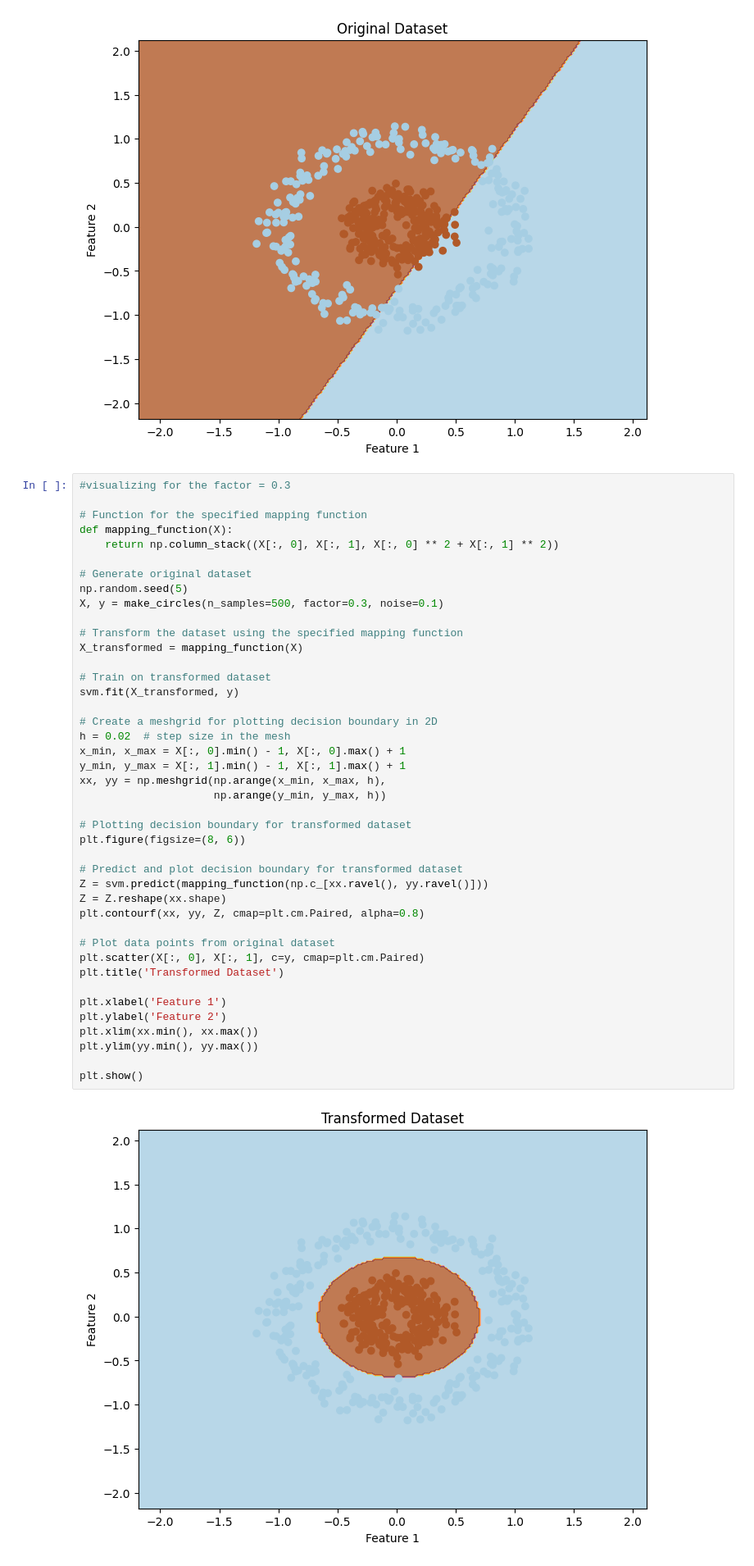
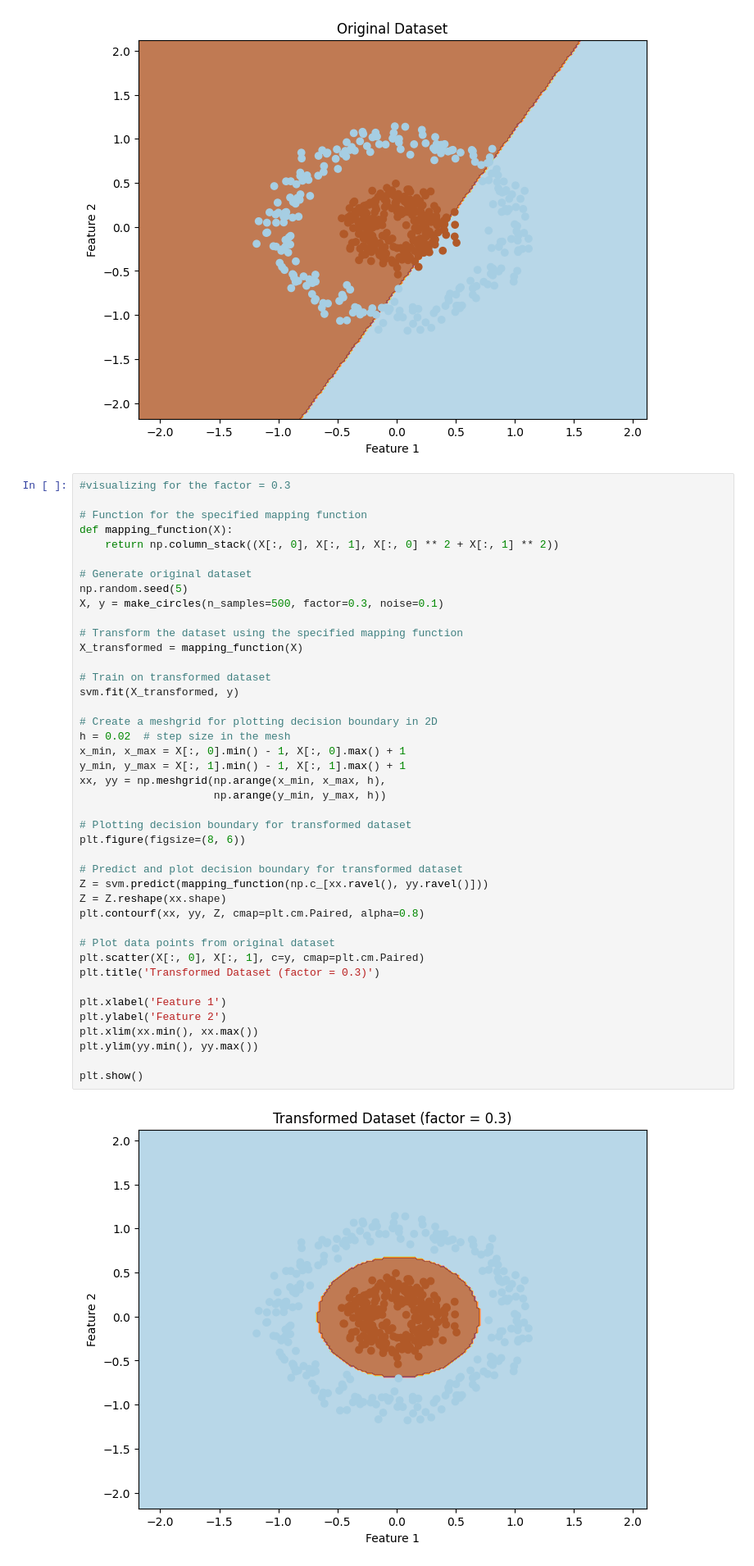
Before and after one commit to DissanayakeLYB/EN3150-Pattern-Recognition, a Jupyter notebook: Assignment 03 - Kernal Methods/A4Q1.ipynb, the cells around one changed output. Shown: that part at 82% size. Saved outputs shown, nothing was run; the diff lists cells and outputs as text.

```diff
--- a/Assignment 03 - Kernal Methods/A4Q1.ipynb
+++ b/Assignment 03 - Kernal Methods/A4Q1.ipynb
@@ -168,35 +168,35 @@ X, y = make_circles(n_samples=500, factor=0.3, noise=0.1)
 X_transformed = mapping_function(X)
 
 # Train on transformed dataset
 svm.fit(X_transformed, y)
 
 # Create a meshgrid for plotting decision boundary in 2D
 h = 0.02  # step size in the mesh
 x_min, x_max = X[:, 0].min() - 1, X[:, 0].max() + 1
 y_min, y_max = X[:, 1].min() - 1, X[:, 1].max() + 1
 xx, yy = np.meshgrid(np.arange(x_min, x_max, h),
                      np.arange(y_min, y_max, h))
 
 # Plotting decision boundary for transformed dataset
 plt.figure(figsize=(8, 6))
 
 # Predict and plot decision boundary for transformed dataset
 Z = svm.predict(mapping_function(np.c_[xx.ravel(), yy.ravel()]))
 Z = Z.reshape(xx.shape)
 plt.contourf(xx, yy, Z, cmap=plt.cm.Paired, alpha=0.8)
 
 # Plot data points from original dataset
 plt.scatter(X[:, 0], X[:, 1], c=y, cmap=plt.cm.Paired)
-plt.title('Transformed Dataset')
+plt.title('Transformed Dataset (factor = 0.3)')
 
 plt.xlabel('Feature 1')
 plt.ylabel('Feature 2')
 plt.xlim(xx.min(), xx.max())
 plt.ylim(yy.min(), yy.max())
 
 plt.show()
 # %% [output]
-[figure, old version]
+[figure, new version]
 # %%
 #visualizing for the factor = 0.3
 
```
Also changed, not shown: parts of 1 cell of this notebook.
